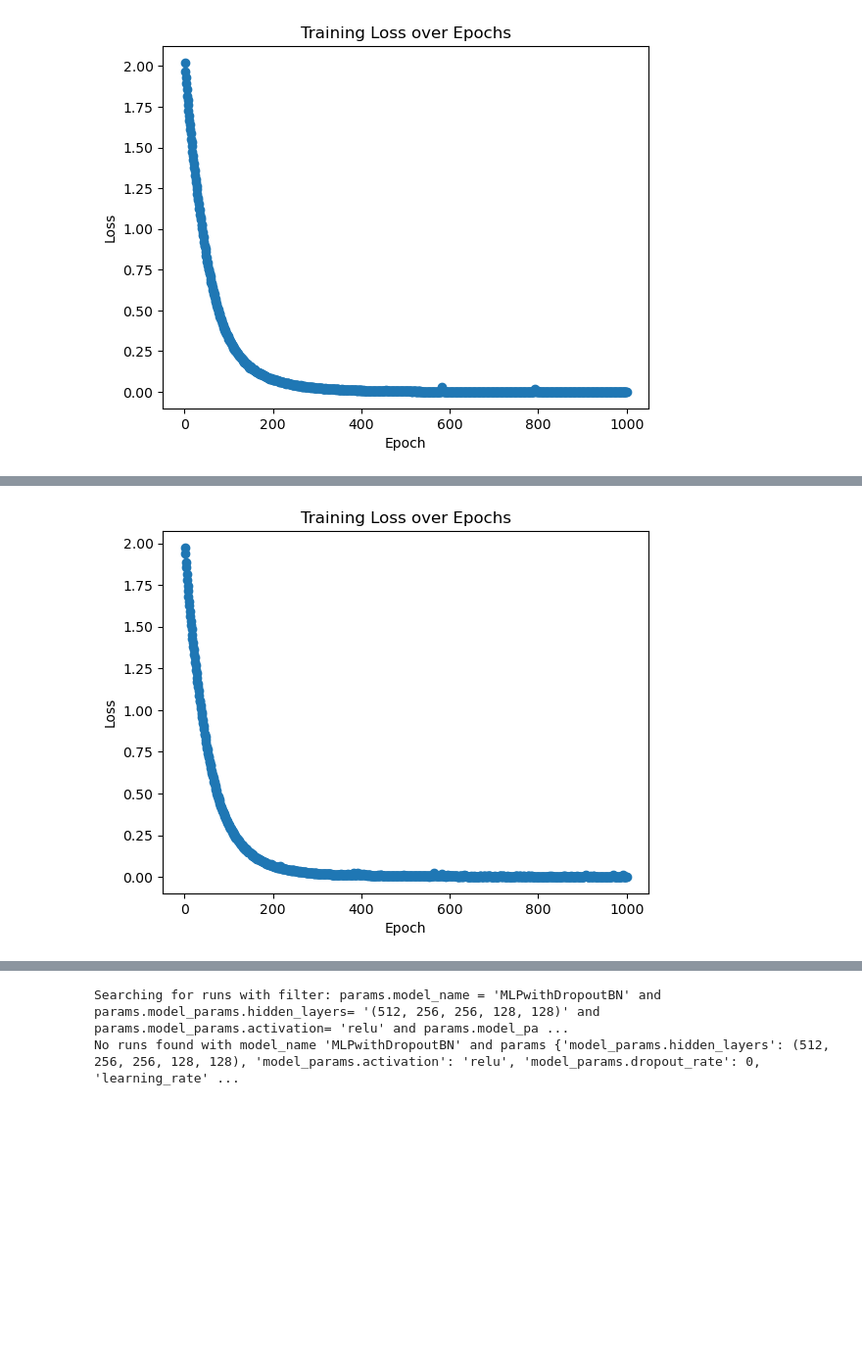
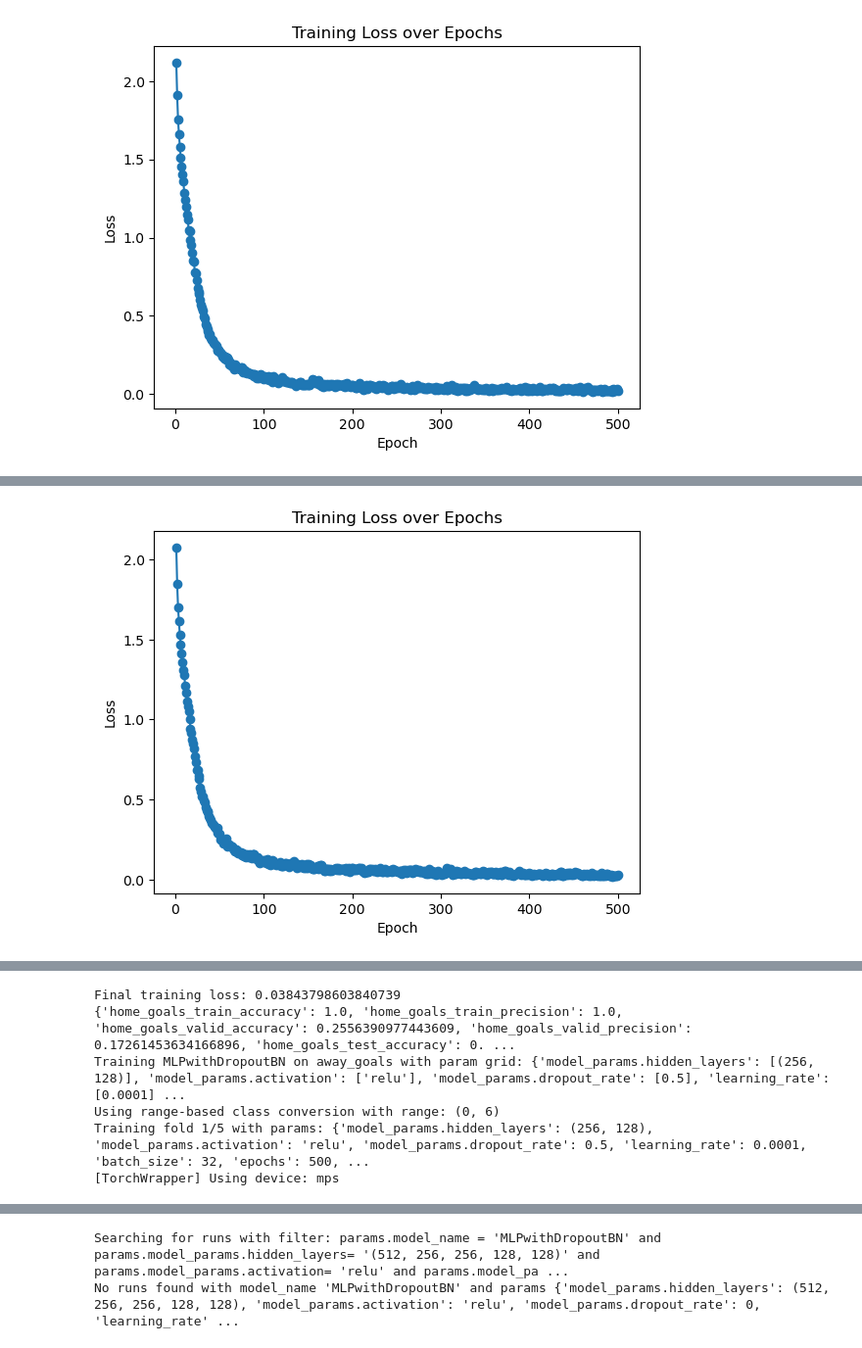
Before and after one commit to 1111111huang/betbot, a Jupyter notebook: notebooks/modeling/deep_nn.ipynb, the cells around one changed output, grey strips where cells are left out. Shown at 98% size. Cells and saved outputs as stored; diff of their text form; code cells hidden in the pictures; blank space fills up the shorter version.

Commit message:
Finalize before match day 1

```diff
--- a/notebooks/modeling/deep_nn.ipynb
+++ b/notebooks/modeling/deep_nn.ipynb
@@ -38,13 +38,13 @@ feature_df['date']= pd.to_datetime(feature_df['date'])
 feature_df, target_df=align_on_keys(feature_df, target_df, TRAINGING_CONFIG['key_columns'])
 # %%
 param_grid = {
-    'model_params.hidden_layers': [(512, 256, 128)],
+    'model_params.hidden_layers': [(256, 128)],
     'model_params.activation': ['relu'],
-    'model_params.dropout_rate': [0.1],
-    'learning_rate': [0.00001],
-    'batch_size': [64],
-    'epochs': [1000],
-    'l2_reg': [1e-4]
+    'model_params.dropout_rate': [0.5],
+    'learning_rate': [0.0001],
+    'batch_size': [32],
+    'epochs': [500],
+    'l2_reg': [0.1]
 }
 # %%
 feature_df.fillna(-1, inplace=True)
@@ -65,6 +65,7 @@ run_multiclass_distribution_experiment(
     test_size=TRAINGING_CONFIG['test_size'],
     k=5,
     experiment_name=TRAINGING_CONFIG['experiment_name'],
+    key_columns=TRAINGING_CONFIG['key_columns'],
     uri=f'{REPO_PATH}/mlflow',
     model_name='MLPwithDropoutBN',
     save_model_path=TRAINGING_CONFIG['save_model_path']
@@ -88,2 +89,2 @@ Training fold 4/5 with params: {'model_params.hidden_layers': (512, 256, 128), '
 [TorchWrapper] Using device: mps
-[figure, old version]
+[figure, new version]
@@ -92,2 +93,2 @@ Training fold 5/5 with params: {'model_params.hidden_layers': (512, 256, 128), '
 [TorchWrapper] Using device: mps
-[figure, old version]
+[figure, new version]
@@ -95,0 +98,6 @@ Final training loss: 0.0029211567794171192
+Final training loss: 0.03843798603840739
+{'home_goals_train_accuracy': 1.0, 'home_goals_train_precision': 1.0, 'home_goals_valid_accuracy': 0.2556390977443609, 'home_goals_valid_precision': 0.17261453634166896, 'home_goals_test_accuracy': 0. ...
+Training MLPwithDropoutBN on away_goals with param grid: {'model_params.hidden_layers': [(256, 128)], 'model_params.activation': ['relu'], 'model_params.dropout_rate': [0.5], 'learning_rate': [0.0001] ...
+Using range-based class conversion with range: (0, 6)
+Training fold 1/5 with params: {'model_params.hidden_layers': (256, 128), 'model_params.activation': 'relu', 'model_params.dropout_rate': 0.5, 'learning_rate': 0.0001, 'batch_size': 32, 'epochs': 500, ...
+[TorchWrapper] Using device: mps
```
Also changed, not shown: parts of 3 cells of this notebook, 9 other files.
